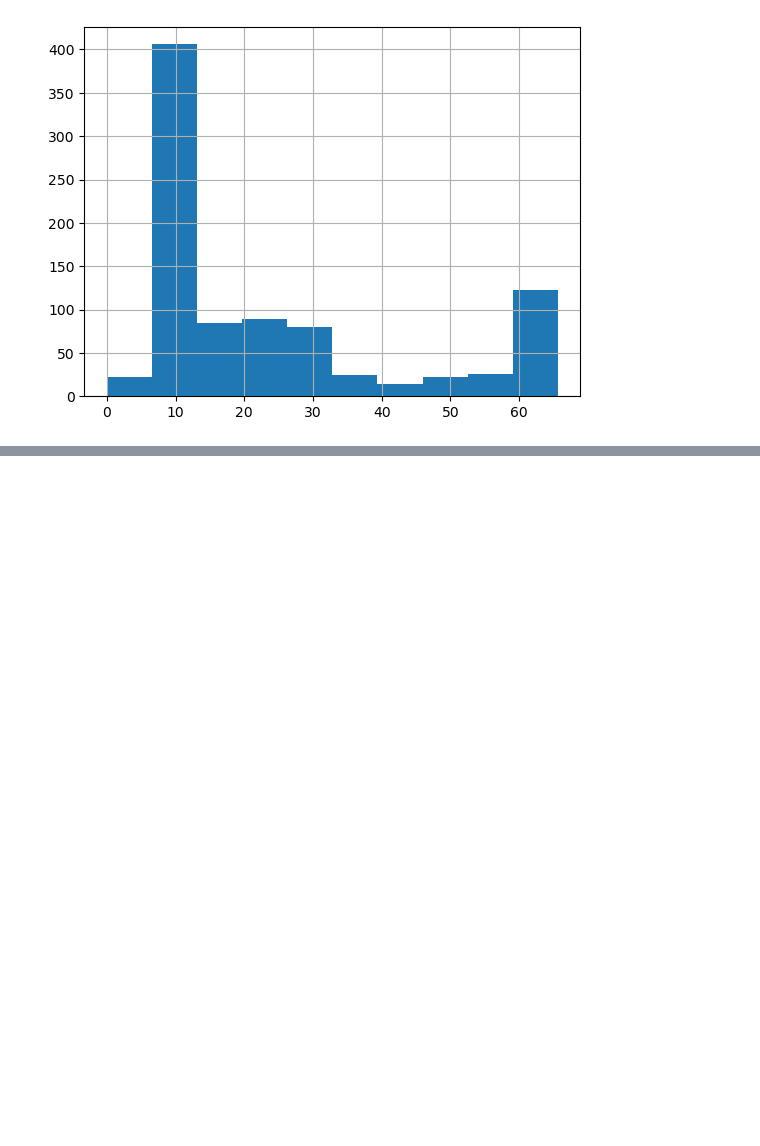
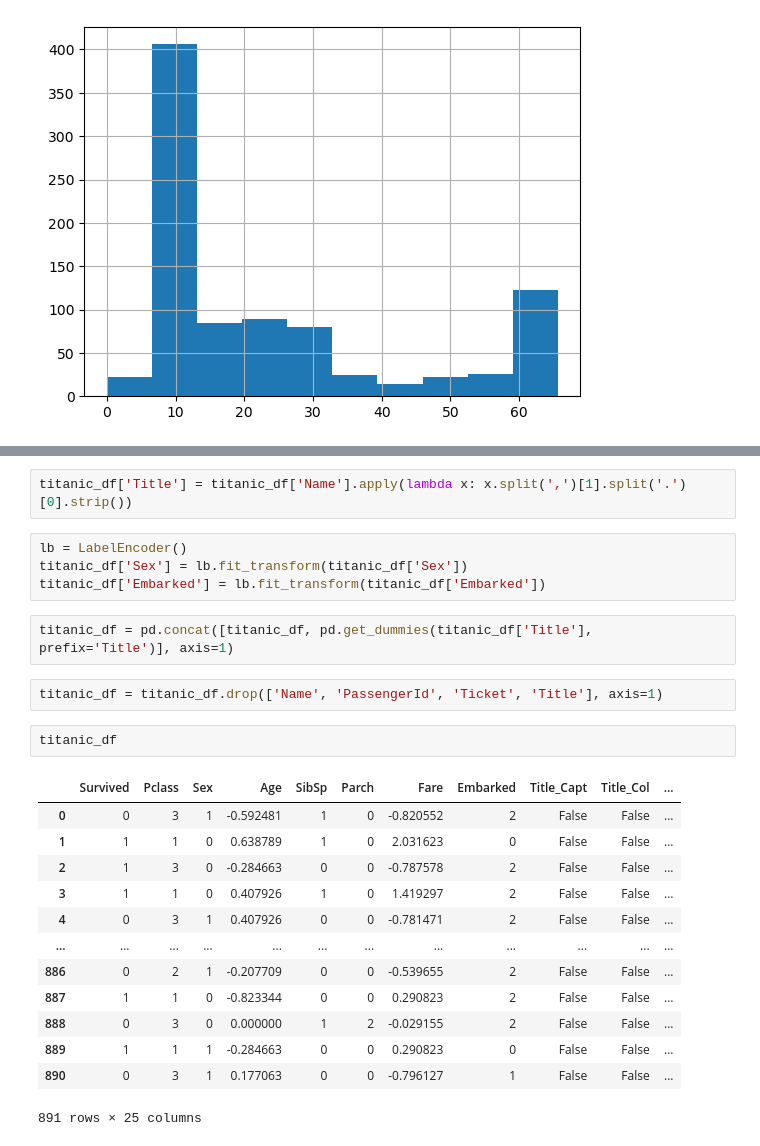
Before and after one commit to Ser1q/supreme-guide, a Jupyter notebook: L28_Feature_Engineering/titanic.ipynb, the cells around one changed output, grey strips where cells are left out. Drawn from its saved outputs; the diff is of its cells as text; blank space fills up the shorter version.

```diff
--- a/L28_Feature_Engineering/titanic.ipynb
+++ b/L28_Feature_Engineering/titanic.ipynb
@@ -57,0 +77,26 @@ titanic_df.Fare.hist()
+# %%
+titanic_df['Title'] = titanic_df['Name'].apply(lambda x: x.split(',')[1].split('.')[0].strip())
+# %%
+lb = LabelEncoder()
+titanic_df['Sex'] = lb.fit_transform(titanic_df['Sex'])
+titanic_df['Embarked'] = lb.fit_transform(titanic_df['Embarked'])
+# %%
+titanic_df = pd.concat([titanic_df, pd.get_dummies(titanic_df['Title'], prefix='Title')], axis=1)
+# %%
+titanic_df = titanic_df.drop(['Name', 'PassengerId', 'Ticket', 'Title'], axis=1)
+# %%
+titanic_df
+# %% [output]
+|  | Survived | Pclass | Sex | Age | SibSp | Parch | Fare | Embarked | Title_Capt | Title_Col | ... |
+| 0 | 0 | 3 | 1 | -0.592481 | 1 | 0 | -0.820552 | 2 | False | False | ... |
+| 1 | 1 | 1 | 0 | 0.638789 | 1 | 0 | 2.031623 | 0 | False | False | ... |
+| 2 | 1 | 3 | 0 | -0.284663 | 0 | 0 | -0.787578 | 2 | False | False | ... |
+| 3 | 1 | 1 | 0 | 0.407926 | 1 | 0 | 1.419297 | 2 | False | False | ... |
+| 4 | 0 | 3 | 1 | 0.407926 | 0 | 0 | -0.781471 | 2 | False | False | ... |
+| ... | ... | ... | ... | ... | ... | ... | ... | ... | ... | ... | ... |
+| 886 | 0 | 2 | 1 | -0.207709 | 0 | 0 | -0.539655 | 2 | False | False | ... |
+| 887 | 1 | 1 | 0 | -0.823344 | 0 | 0 | 0.290823 | 2 | False | False | ... |
+| 888 | 0 | 3 | 0 | 0.000000 | 1 | 2 | -0.029155 | 2 | False | False | ... |
+| 889 | 1 | 1 | 1 | -0.284663 | 0 | 0 | 0.290823 | 0 | False | False | ... |
+| 890 | 0 | 3 | 1 | 0.177063 | 0 | 0 | -0.796127 | 1 | False | False | ... |
+891 rows × 25 columns
```
Also changed, not shown: parts of 10 cells of this notebook, 1 other file.
